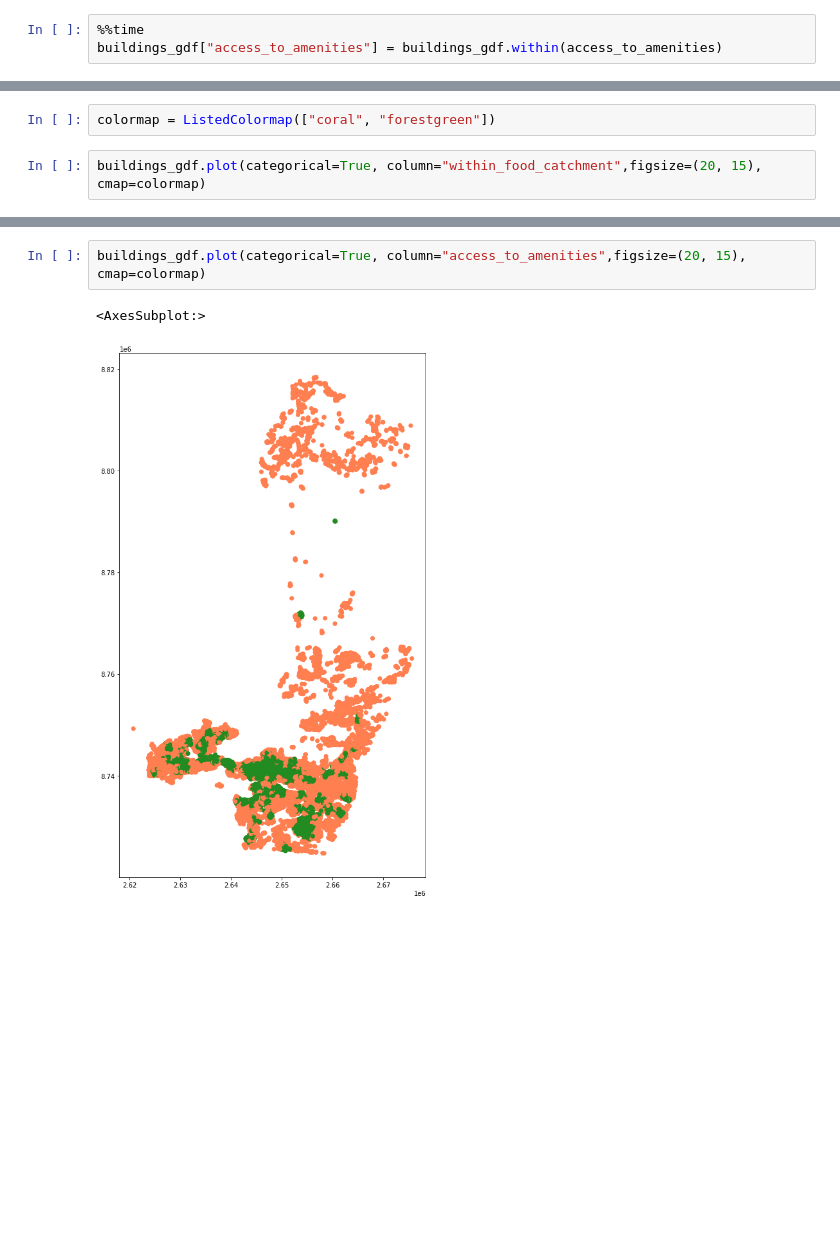
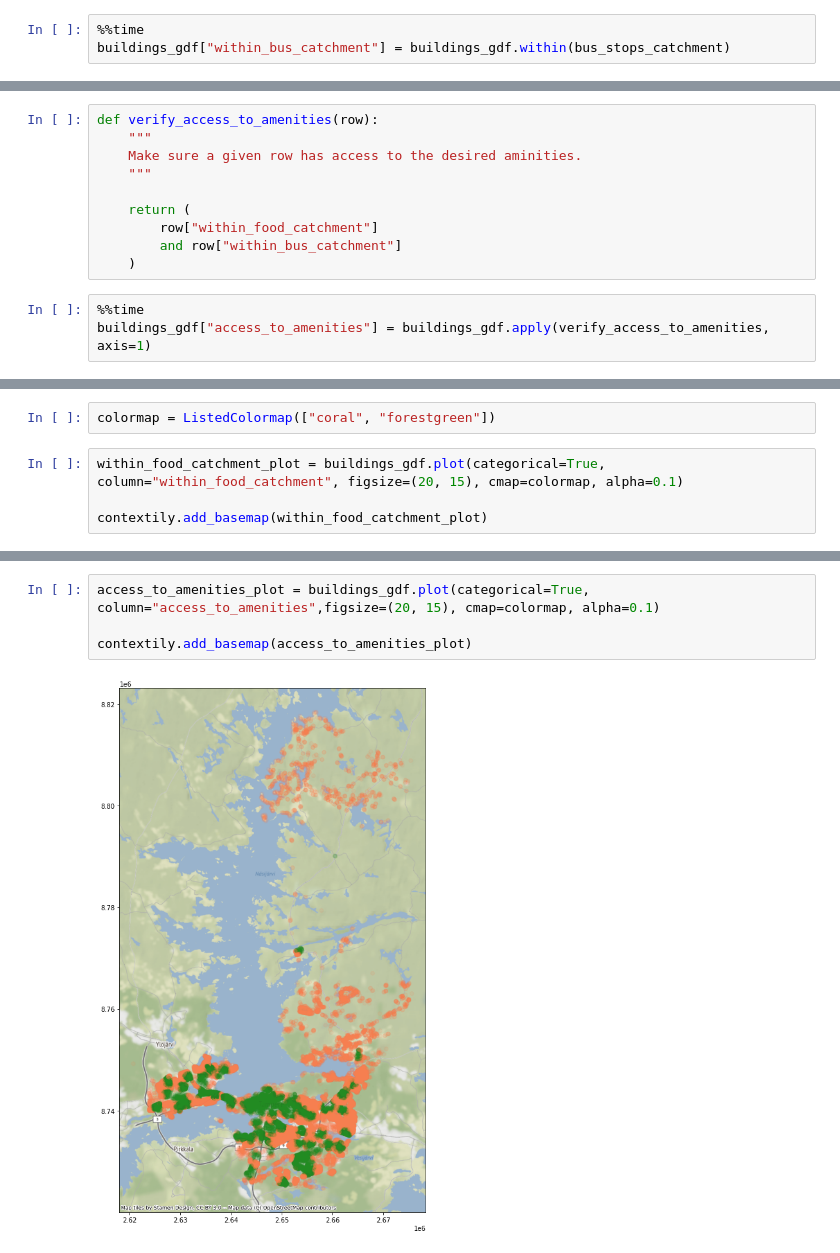
Before and after one commit to SustainableUrbanDesign/app, a Jupyter notebook: experiments/notebooks/proximity.ipynb, the cells around one changed output, grey strips where cells are left out. Saved outputs shown, nothing was run; the diff lists cells and outputs as text; blank space fills up the shorter version.

```diff
--- a/experiments/notebooks/proximity.ipynb
+++ b/experiments/notebooks/proximity.ipynb
@@ -255,4 +250,4 @@ The next step will likely take several minutes. You may want to get a cup of tea
 # %%
 %%time
-buildings_gdf["access_to_amenities"] = buildings_gdf.within(access_to_amenities)
+buildings_gdf["within_bus_catchment"] = buildings_gdf.within(bus_stops_catchment)
 # %% [output]
@@ -260,0 +259,13 @@ Wall time: 8min 17s
+# %%
+def verify_access_to_amenities(row):
+    """
+    Make sure a given row has access to the desired aminities.
+    """
+
+    return (
+        row["within_food_catchment"]
+        and row["within_bus_catchment"]
+    )
+# %%
+%%time
+buildings_gdf["access_to_amenities"] = buildings_gdf.apply(verify_access_to_amenities, axis=1)
@@ -270,5 +284,7 @@ Let's take a look at the catchments to spot any differences.
 # %%
 colormap = ListedColormap(["coral", "forestgreen"])
 # %%
-buildings_gdf.plot(categorical=True, column="within_food_catchment",figsize=(20, 15), cmap=colormap)
+within_food_catchment_plot = buildings_gdf.plot(categorical=True, column="within_food_catchment", figsize=(20, 15), cmap=colormap, alpha=0.1)
+
+contextily.add_basemap(within_food_catchment_plot)
 # %% [output]
@@ -277,5 +292,6 @@ buildings_gdf.plot(categorical=True, column="within_food_catchment",figsize=(20,
 # %%
-buildings_gdf.plot(categorical=True, column="access_to_amenities",figsize=(20, 15), cmap=colormap)
+access_to_amenities_plot = buildings_gdf.plot(categorical=True, column="access_to_amenities",figsize=(20, 15), cmap=colormap, alpha=0.1)
+
+contextily.add_basemap(access_to_amenities_plot)
 # %% [output]
-<AxesSubplot:>
-[figure, old version]
+[figure, new version]
```
Also changed, not shown: parts of 25 cells of this notebook.
